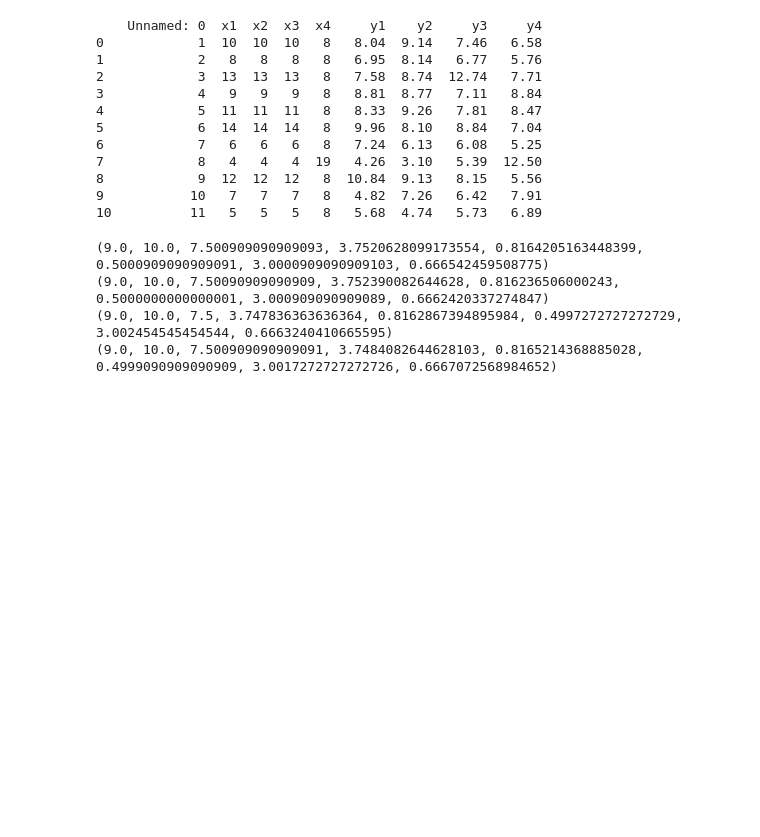
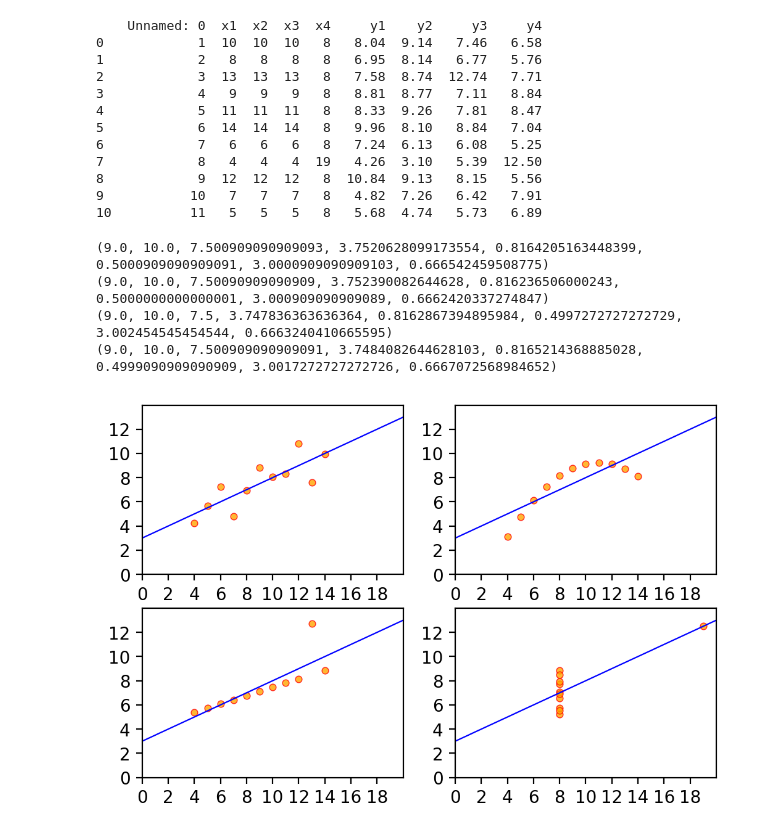
Before and after one commit to PeterRutkowski/dav_homework5, a Jupyter notebook: dav_homework5.ipynb, the cells around one changed output. Drawn from its saved outputs; the diff is of its cells as text; code cells hidden in the pictures; blank space fills up the shorter version.

```diff
--- a/dav_homework5.ipynb
+++ b/dav_homework5.ipynb
@@ -57,3 +50,5 @@ print(statistics(x4, y4))
 (9.0, 10.0, 7.500909090909091, 3.7484082644628103, 0.8165214368885028, 0.4999090909090909, 3.0017272727272726, 0.6667072568984652)
 # %%
 import matplotlib.pyplot as plt
+import matplotlib as mpl
+mpl.rcParams['figure.dpi'] = 200
@@ -61,0 +55,27 @@ fig, ax = plt.subplots(2,2)
+# %%
+def subplot_axes(ax):
+  ax.set_xlim(0,20)
+  ax.set_ylim(0,14)
+  ax.set_xticks(np.arange(0,20,2))
+  ax.set_yticks(np.arange(0,14,2))
+# %%
+def scatter_plot(ax, i, j):
+  x, y = import_data(2*i + j + 1)
+  ax.scatter(x, y, s=15, alpha=0.8, c='orange', edgecolors='red', linewidths=0.5)
+# %%
+def line_plot(ax):
+  x = np.linspace(0, 20, 10)
+  y = 0.5*x + 3
+  ax.plot(x, y, linewidth=0.8, c='blue')
+# %%
+fig, ax = plt.subplots(2,2)
+
+for i in range(len(ax)):
+  for j in range(len(ax[i])):
+    subplot_axes(ax[i][j])
+    scatter_plot(ax[i][j], i, j)
+    line_plot(ax[i][j])
+
+plt.show(fig)
+# %% [output]
+[figure, added]
```
Also changed, not shown: parts of 3 cells of this notebook.
